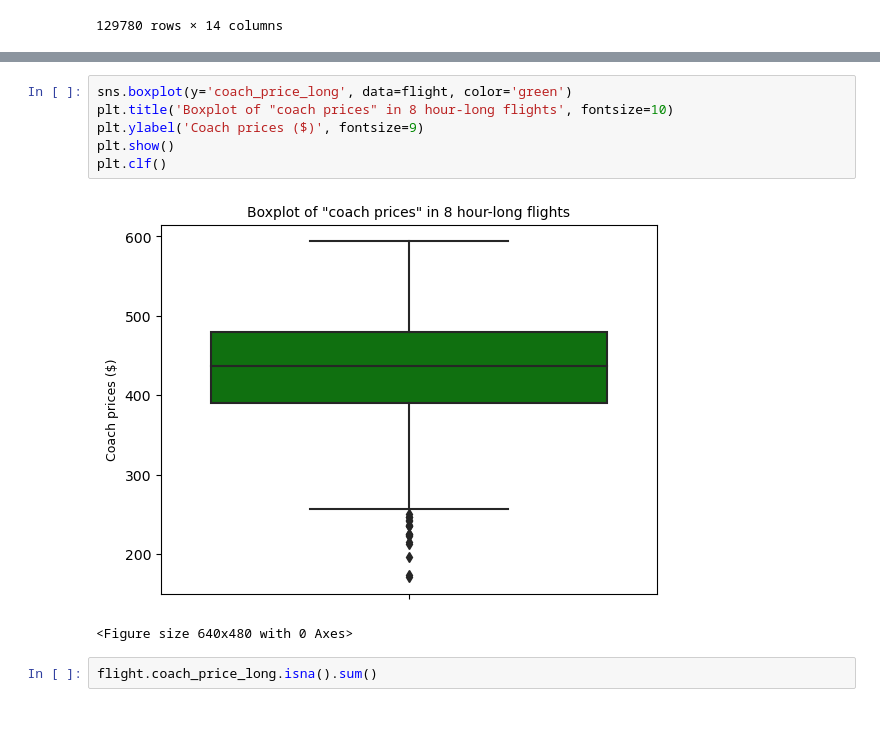
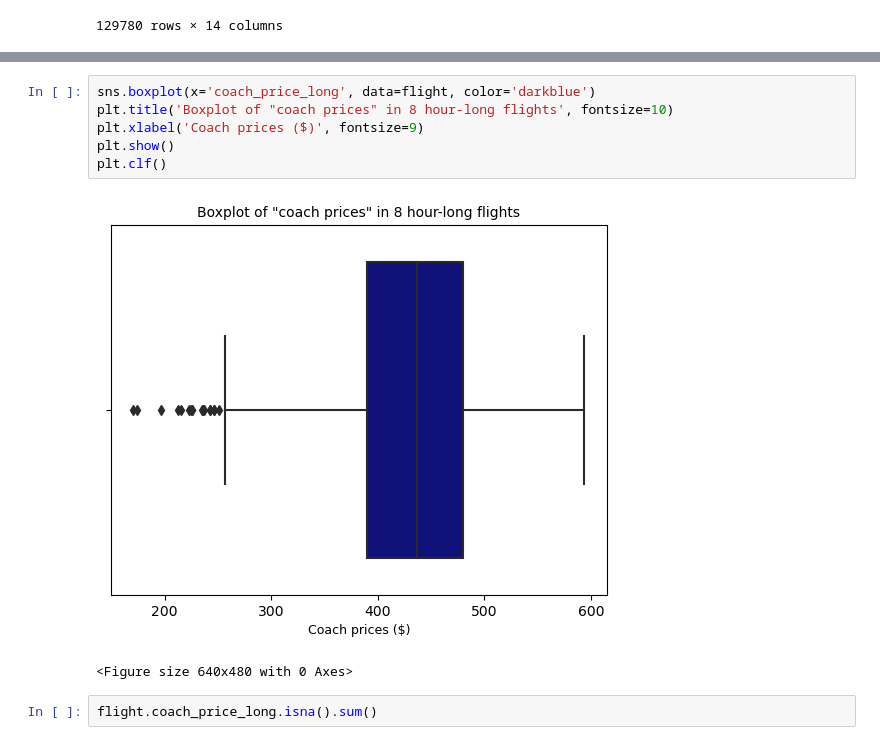
Before and after one commit to LiZoMark841619/Airline_analysis, a Jupyter notebook: Airline_analysis/Airline Analysis.ipynb, the cells around one changed output, grey strips where cells are left out. Cells and saved outputs as stored; diff of their text form; blank space fills up the shorter version.

```diff
--- a/Airline_analysis/Airline Analysis.ipynb
+++ b/Airline_analysis/Airline Analysis.ipynb
@@ -119,12 +119,12 @@ plt.clf()
 <Figure size 640x480 with 0 Axes>
 # %%
-sns.boxplot(y='coach_price_long', data=flight, color='green')
+sns.boxplot(x='coach_price_long', data=flight, color='darkblue')
 plt.title('Boxplot of "coach prices" in 8 hour-long flights', fontsize=10)
-plt.ylabel('Coach prices ($)', fontsize=9)
+plt.xlabel('Coach prices ($)', fontsize=9)
 plt.show()
 plt.clf()
 # %% [output]
-[figure, old version]
+[figure, new version]
 <Figure size 640x480 with 0 Axes>
 # %%
 flight.coach_price_long.isna().sum()
```
Also changed, not shown: parts of 1 cell of this notebook.
